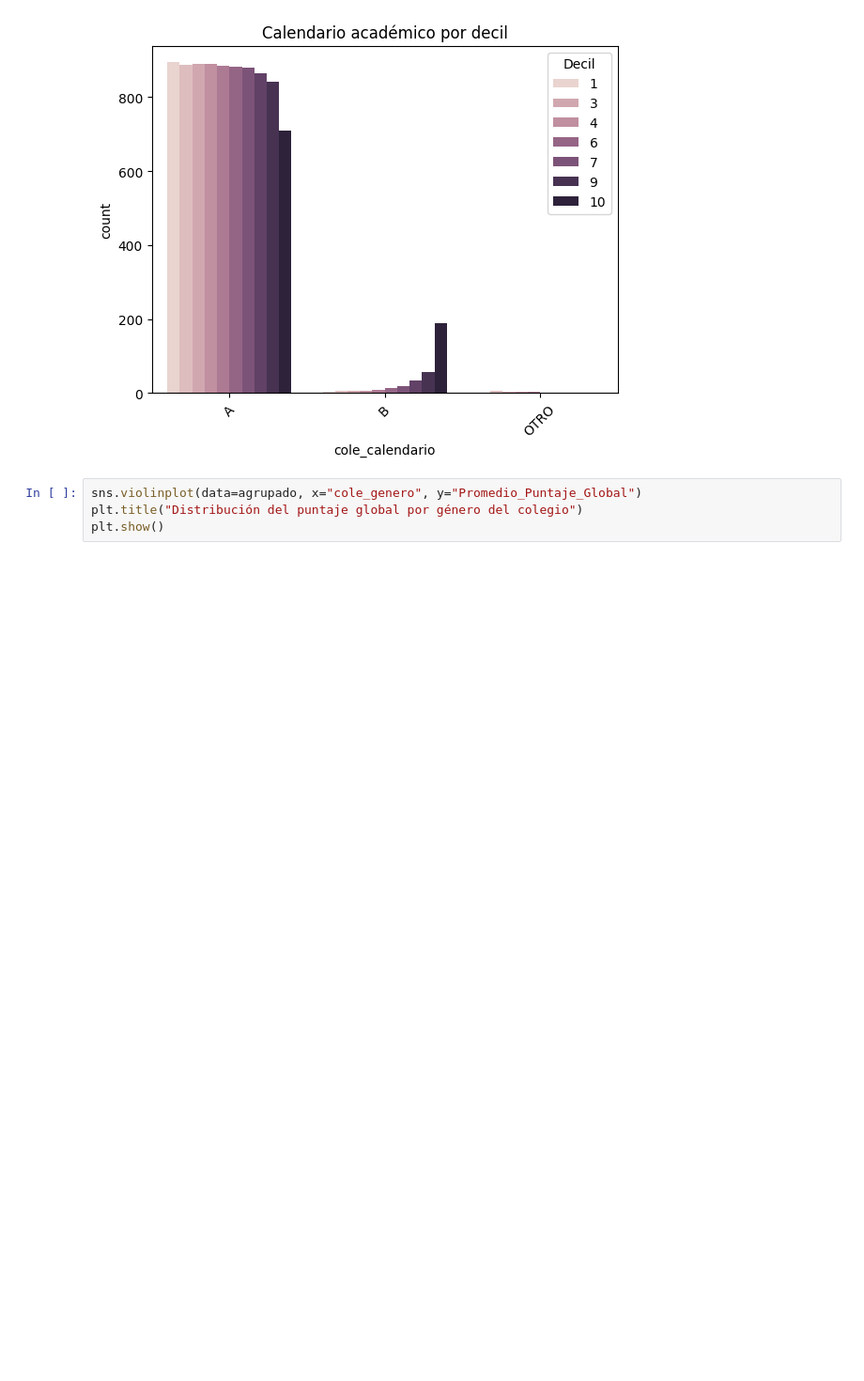
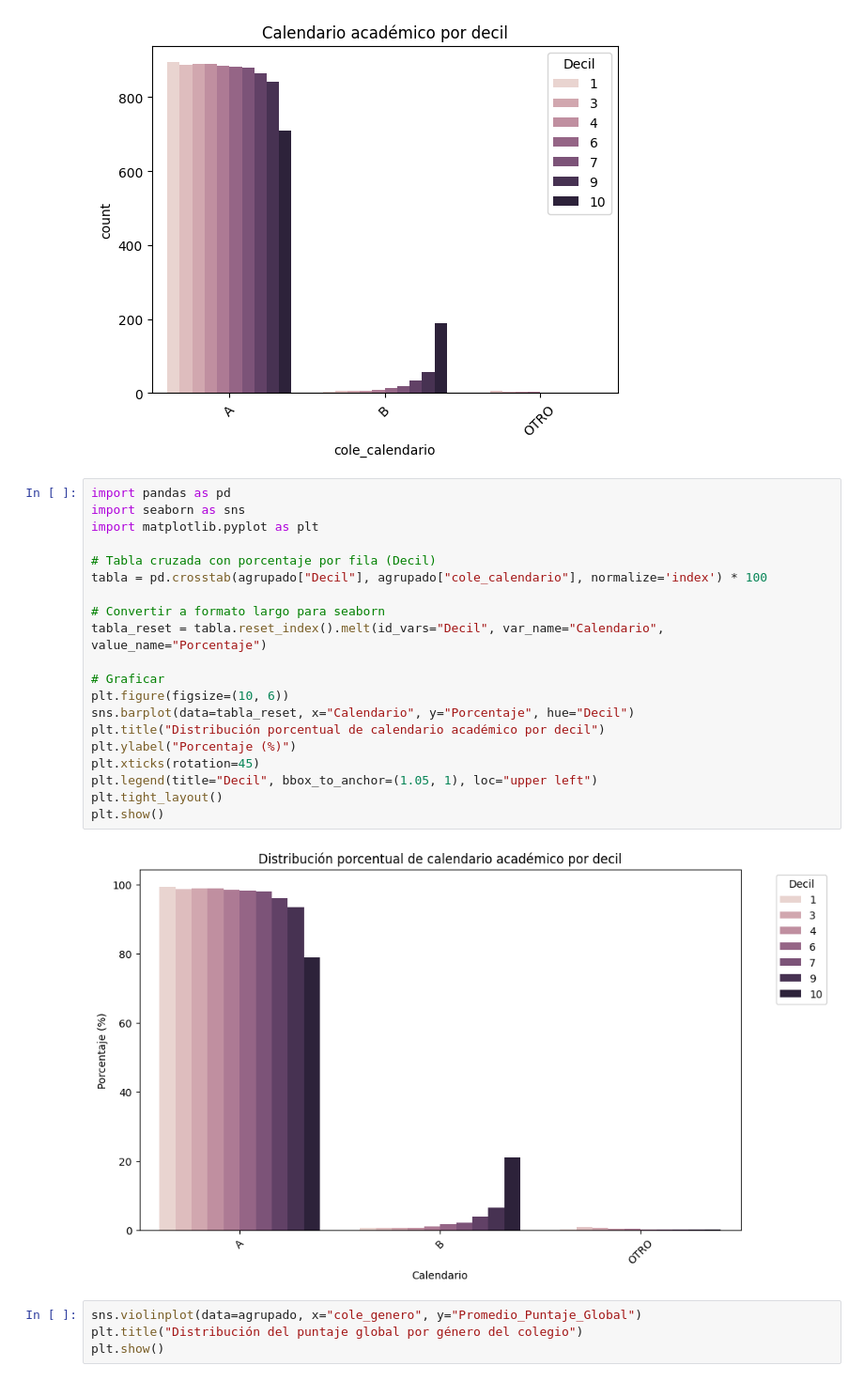
Before and after one commit to WilliamBayona/actd-proyecto2, a Jupyter notebook: limpieza_y_exploracion.ipynb, the cells around one changed output. Shown: that part at 94% size. Drawn from its saved outputs; the diff is of its cells as text; blank space fills up the shorter version.

Commit message:
visualizaciones 1.5

```diff
--- a/limpieza_y_exploracion.ipynb
+++ b/limpieza_y_exploracion.ipynb
@@ -884,6 +884,28 @@ plt.xticks(rotation=45)
 plt.show()
 # %% [output]
 [figure]
+# %%
+import pandas as pd
+import seaborn as sns
+import matplotlib.pyplot as plt
+
+# Tabla cruzada con porcentaje por fila (Decil)
+tabla = pd.crosstab(agrupado["Decil"], agrupado["cole_calendario"], normalize='index') * 100
+
+# Convertir a formato largo para seaborn
+tabla_reset = tabla.reset_index().melt(id_vars="Decil", var_name="Calendario", value_name="Porcentaje")
+
+# Graficar
+plt.figure(figsize=(10, 6))
+sns.barplot(data=tabla_reset, x="Calendario", y="Porcentaje", hue="Decil")
+plt.title("Distribución porcentual de calendario académico por decil")
+plt.ylabel("Porcentaje (%)")
+plt.xticks(rotation=45)
+plt.legend(title="Decil", bbox_to_anchor=(1.05, 1), loc="upper left")
+plt.tight_layout()
+plt.show()
+# %% [output]
+[figure, added]
 # %%
 sns.violinplot(data=agrupado, x="cole_genero", y="Promedio_Puntaje_Global")
 plt.title("Distribución del puntaje global por género del colegio")
```
Also changed, not shown: parts of 1 cell of this notebook.
